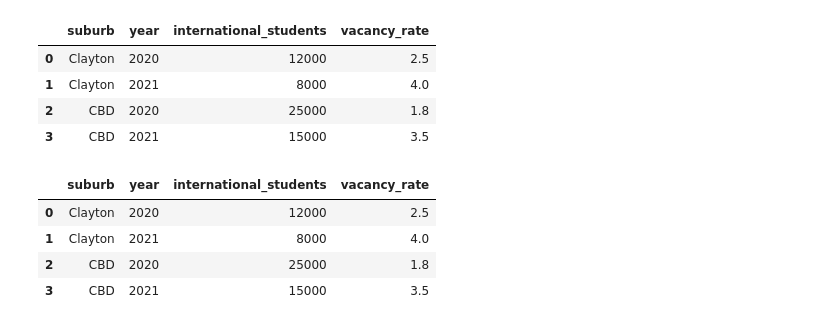
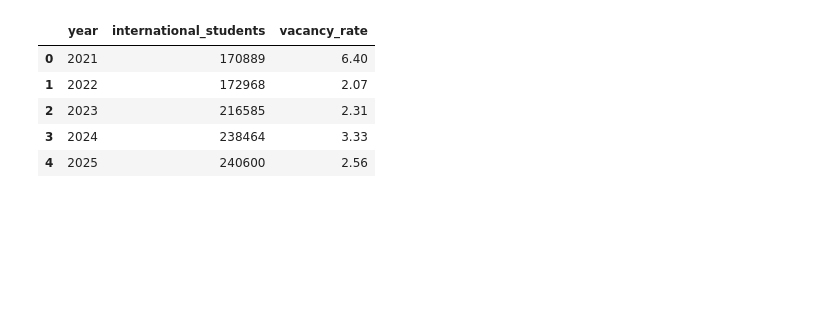
Before and after one commit to qdin0003/ECC3479-project, a Jupyter notebook: code/eda.ipynb, the cells around one changed output. Cells and saved outputs as stored; diff of their text form; code cells hidden in the pictures; blank space fills up the shorter version.

```diff
--- a/code/eda.ipynb
+++ b/code/eda.ipynb
@@ -1,20 +1,12 @@
 # %%
 import pandas as pd
-import matplotlib.pyplot as plt
 
-df = pd.read_csv("C:/Users/26755/ECC3479-project/ECC3479-project/data/clean/clean_data.csv")
+df = pd.read_csv("../data/clean/clean_data.csv")
 df
 # %% [output]
-|  | suburb | year | international_students | vacancy_rate |
-| 0 | Clayton | 2020 | 12000 | 2.5 |
-| 1 | Clayton | 2021 | 8000 | 4.0 |
-| 2 | CBD | 2020 | 25000 | 1.8 |
-| 3 | CBD | 2021 | 15000 | 3.5 |
+|  | year | international_students | vacancy_rate |
+| 0 | 2021 | 170889 | 6.40 |
+| 1 | 2022 | 172968 | 2.07 |
+| 2 | 2023 | 216585 | 2.31 |
+| 3 | 2024 | 238464 | 3.33 |
+| 4 | 2025 | 240600 | 2.56 |
-# %%
-df.head()
-# %% [output]
-|  | suburb | year | international_students | vacancy_rate |
-| 0 | Clayton | 2020 | 12000 | 2.5 |
-| 1 | Clayton | 2021 | 8000 | 4.0 |
-| 2 | CBD | 2020 | 25000 | 1.8 |
-| 3 | CBD | 2021 | 15000 | 3.5 |
```
Also changed, not shown: parts of 11 cells of this notebook, 1 other file.
